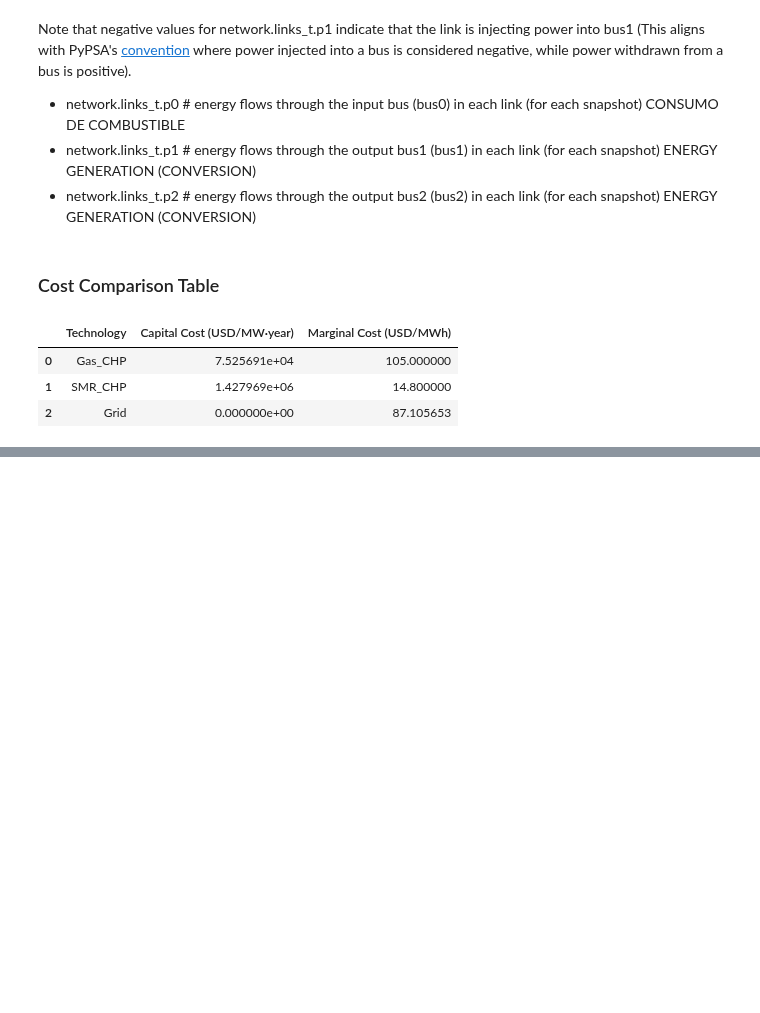
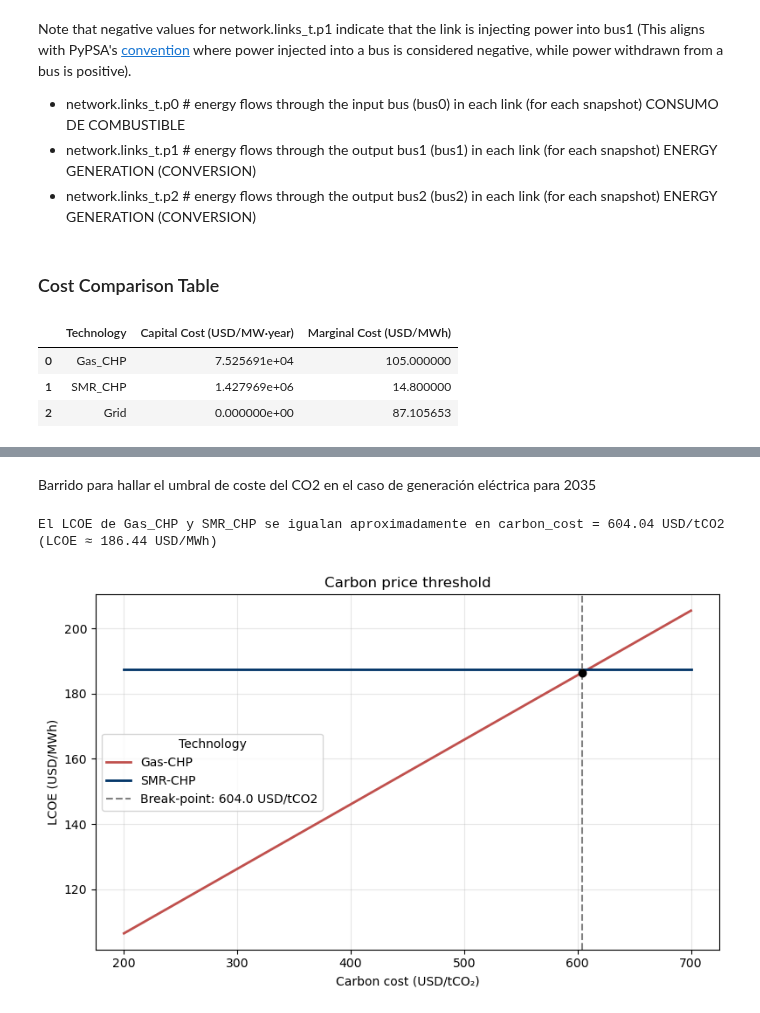
Before and after one commit to C-ansi-eof/SIDNE-Model, a Jupyter notebook: SMR_multilink.ipynb, the cells around one changed output, grey strips where cells are left out. Cells and saved outputs as stored; diff of their text form; code cells hidden in the pictures; blank space fills up the shorter version.

```diff
--- a/SMR_multilink.ipynb
+++ b/SMR_multilink.ipynb
@@ -1548,0 +1303,58 @@ Cost Comparison Table
+# %% [markdown]
+Barrido para hallar el umbral de coste del CO2 en el caso de generación eléctrica para 2035
+# %%
+# Barrido de carbon_cost para igualar LCOE de Gas_CHP y SMR_CHP
+# Comienza el barrido en 200 USD/tCO2
+carbon_cost_range = np.linspace(200, 700, 100)
+lcoe_gas = []
+lcoe_smr = []
+
+# Soluciona el warning: fuerza el tipo float en la columna carbon_cost
+cost["carbon_cost"] = cost["carbon_cost"].astype(float)
+
+for cc in carbon_cost_range:
+    cost.loc["Gas_CHP", "carbon_cost"] = float(cc)
+    # Recalcula el LCOE para cada valor de carbon_cost
+    df_tmp = pd.DataFrame()
+    for tech in techs:
+        df_tmp = pd.concat([df_tmp, packages.LCOE(tech, cost, tech)])
+    lcoe_gas.append(df_tmp.loc["Gas_CHP"].sum())
+    lcoe_smr.append(df_tmp.loc["SMR_CHP"].sum())
+
+lcoe_gas = np.array(lcoe_gas)
+lcoe_smr = np.array(lcoe_smr)
+
+# Encuentra el valor de carbon_cost donde se cruzan los LCOE
+idx_cross = np.argwhere(np.diff(np.sign(lcoe_gas - lcoe_smr)) != 0)
+if len(idx_cross) > 0:
+    idx_cross = idx_cross[0][0]
+    cc_cross = carbon_cost_range[idx_cross]
+    lcoe_cross = lcoe_gas[idx_cross]
+    print(f"El LCOE de Gas_CHP y SMR_CHP se igualan aproximadamente en carbon_cost = {cc_cross:.2f} USD/tCO2 (LCOE ≈ {lcoe_cross:.2f} USD/MWh)")
+else:
+    print("No se encontró cruce en el rango analizado.")
+
+# Gráfica de la evolución del LCOE total en función del carbon_cost
+fig = plt.figure(figsize=(8,5))
+plt.plot(carbon_cost_range, lcoe_gas, label="Gas-CHP", color="#C0504D", linewidth=2)
+plt.plot(carbon_cost_range, lcoe_smr, label="SMR-CHP", color="#003366", linewidth=2)
+if isinstance(idx_cross, (np.ndarray, list)):
+    has_cross = len(idx_cross) > 0
+else:
+    has_cross = idx_cross is not None
+
+if has_cross:
+    plt.axvline(cc_cross, color="gray", linestyle="--", label=f"Cruce: {cc_cross:.1f} USD/tCO2")
+    plt.scatter([cc_cross], [lcoe_cross], color="black", zorder=5)
+
+plt.title("Carbon price threshold")  # Título añadido
+plt.xlabel("Carbon cost (USD/tCO₂)")  # Eje horizontal con unidades
+plt.ylabel("LCOE (USD/MWh)")          # Eje vertical con unidades
+plt.legend(["Gas-CHP", "SMR-CHP", f"Break-point: {cc_cross:.1f} USD/tCO2"], title="Technology")
+plt.grid(alpha=0.3)
+plt.tight_layout()
+# plt.savefig("CO2_umbral.png", dpi=300, bbox_inches="tight")  # Guardar en PNG (alta resolución, opcional)
+plt.show()
+# %% [output]
+El LCOE de Gas_CHP y SMR_CHP se igualan aproximadamente en carbon_cost = 604.04 USD/tCO2 (LCOE ≈ 186.44 USD/MWh)
+[figure, added]
```
Also changed, not shown: parts of 10 cells of this notebook.
